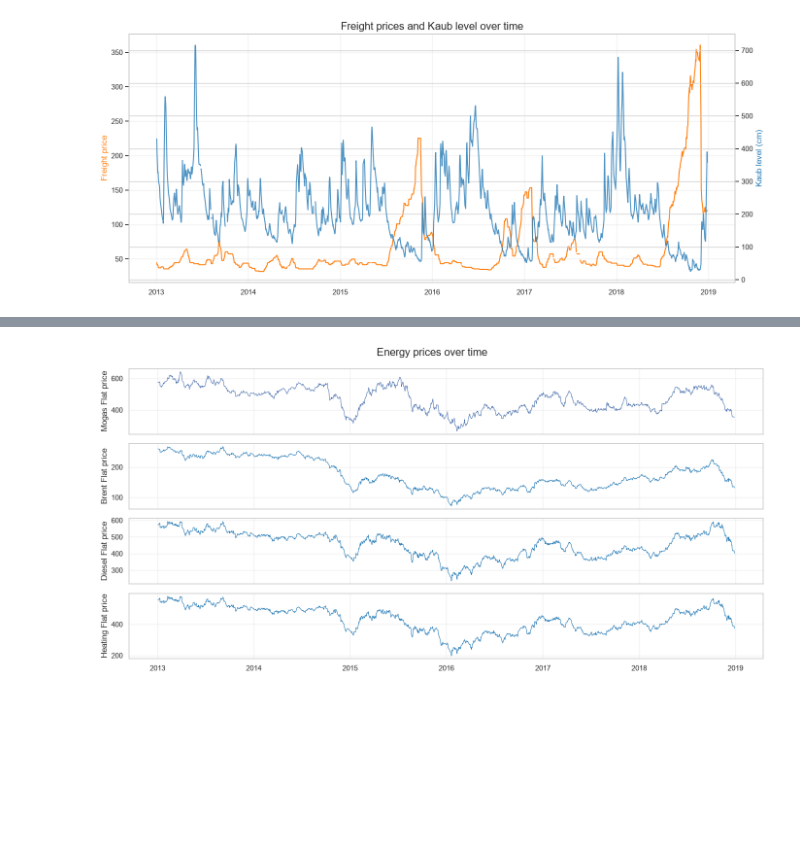
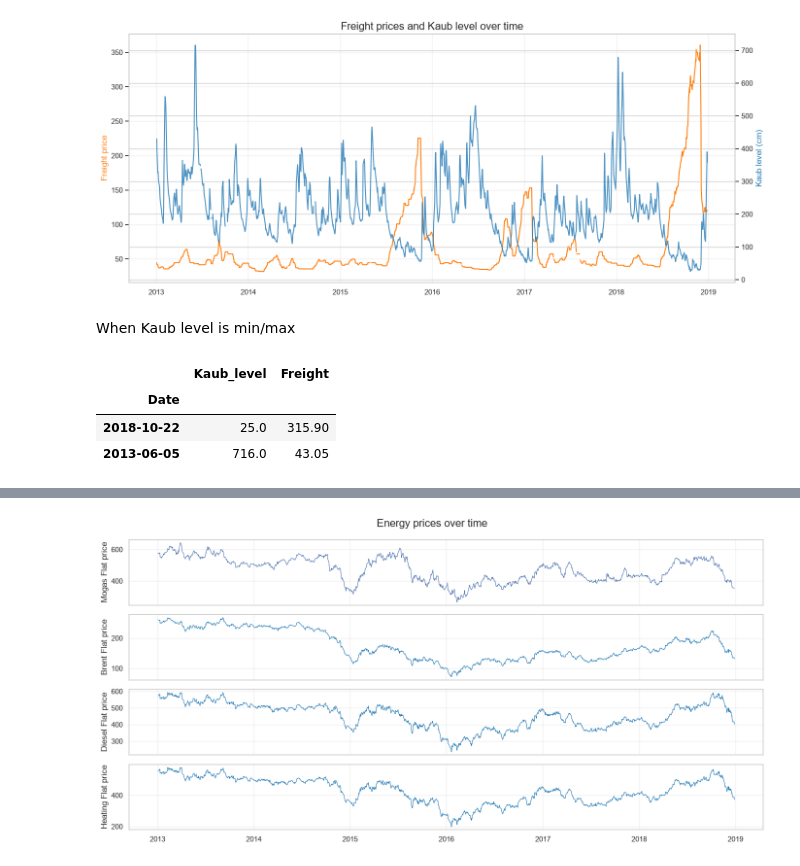
Before and after one commit to pejoCloser/Freight_Challenge, a Jupyter notebook: notebooks/01_EDA.ipynb, the cells around one changed output, grey strips where cells are left out. Drawn from its saved outputs; the diff is of its cells as text; code cells hidden in the pictures; blank space fills up the shorter version.

```diff
--- a/notebooks/01_EDA.ipynb
+++ b/notebooks/01_EDA.ipynb
@@ -268,3 +268,13 @@ plt.tight_layout()
 plt.show()
 # %% [output]
 [figure]
+# %% [markdown]
+When Kaub level is min/max
+# %%
+cols = ["Kaub_level", "Freight"]
+df_freight.loc[[df_freight["Kaub_level"].idxmin(), df_freight["Kaub_level"].idxmax()], cols]
+# %% [output]
+|  | Kaub_level | Freight |
+| Date |  |  |
+| 2018-10-22 | 25.0 | 315.90 |
+| 2013-06-05 | 716.0 | 43.05 |
```
Also changed, not shown: parts of 3 cells of this notebook, 2 other files.
